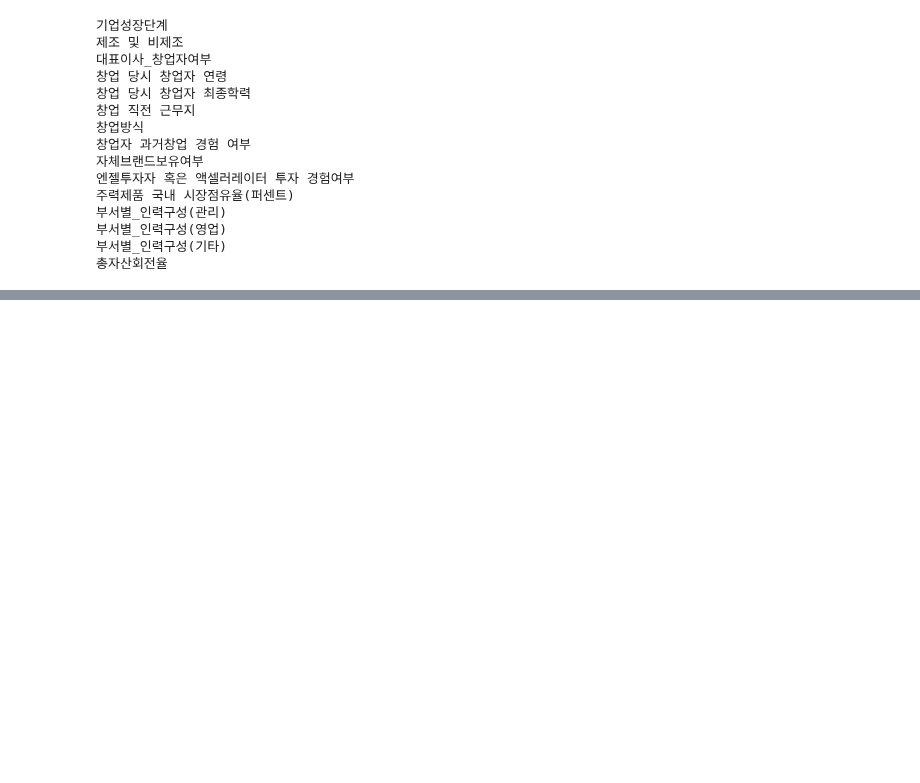
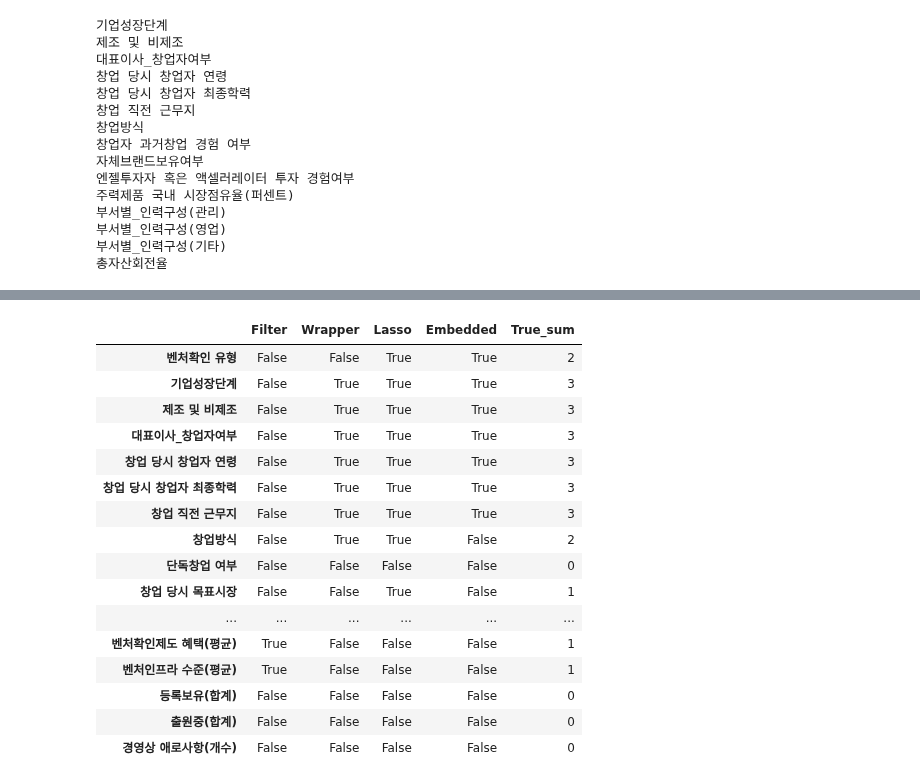
Before and after one commit to shoni0325/Project_1, a Jupyter notebook: code/FeatureSelection.ipynb, the cells around one changed output, grey strips where cells are left out. Cells and saved outputs as stored; diff of their text form; code cells hidden in the pictures; blank space fills up the shorter version.

```diff
--- a/code/FeatureSelection.ipynb
+++ b/code/FeatureSelection.ipynb
@@ -221,3 +187,6 @@ flavanoids
+# %%
+selected_columns_1 = X.columns[selected_features_1]
+selected_variables_1 = list(selected_columns_1)
 # %%
 wrapper_result = pd.DataFrame()
 
@@ -224,0 +247,13 @@ wrapper_result['unsampled']  =
+# %%
+X = mm_df.iloc[:,:-1]
+y = mm_df['벤처캐피털(투자조합포함) 투자 경험여부']
+
+# Lasso 모델 생성 및 훈련
+lasso = Lasso(alpha=0.012)
+lasso.fit(X, y)
+
+# 계수 재조정 및 DF 생성
+coefficients_1 = lasso.coef_.reshape(1, -1)
+
+coef_df_1 = pd.DataFrame(data=coefficients_1, columns=X.columns)
+coef_df_1
@@ -224,0 +264,4 @@ wrapper_result['unsampled']  =
+# %%
+# 0이 아닌 계수를 가진 변수의 컬럼명 추출
+selected_columns_1 = list(X.columns[lasso.coef_ != 0])
+len(selected_columns_1)
@@ -224,0 +489,3 @@ wrapper_result['unsampled']  =
+# %%
+top_indices_1 = mm_df_select['true_sum'].nlargest(15).index.tolist()
+top_indices_1
@@ -224,0 +580,28 @@ wrapper_result['unsampled']  =
+# %%
+mm_df_total = pd.DataFrame(index=X.columns)
+
+mm_df_total['Filter'] = mm_df_total.index.isin(b.index)
+mm_df_total['Wrapper'] = mm_df_total.index.isin(selected_variables_1)
+mm_df_total['Lasso'] = mm_df_total.index.isin(selected_columns_1)
+mm_df_total['Embedded'] = mm_df_total.index.isin(top_indices_1)
+
+mm_df_total['True_sum'] = mm_df_total.sum(axis=1)
+mm_df_total
+# %% [output]
+|  | Filter | Wrapper | Lasso | Embedded | True_sum |
+| 벤처확인 유형 | False | False | True | True | 2 |
+| 기업성장단계 | False | True | True | True | 3 |
+| 제조 및 비제조 | False | True | True | True | 3 |
+| 대표이사_창업자여부 | False | True | True | True | 3 |
+| 창업 당시 창업자 연령 | False | True | True | True | 3 |
+| 창업 당시 창업자 최종학력 | False | True | True | True | 3 |
+| 창업 직전 근무지 | False | True | True | True | 3 |
+| 창업방식 | False | True | True | False | 2 |
+| 단독창업 여부 | False | False | False | False | 0 |
+| 창업 당시 목표시장 | False | False | True | False | 1 |
+| ... | ... | ... | ... | ... | ... |
+| 벤처확인제도 혜택(평균) | True | False | False | False | 1 |
+| 벤처인프라 수준(평균) | True | False | False | False | 1 |
+| 등록보유(합계) | False | False | False | False | 0 |
+| 출원중(합계) | False | False | False | False | 0 |
+| 경영상 애로사항(개수) | False | False | False | False | 0 |
```
Also changed, not shown: parts of 27 cells of this notebook.
